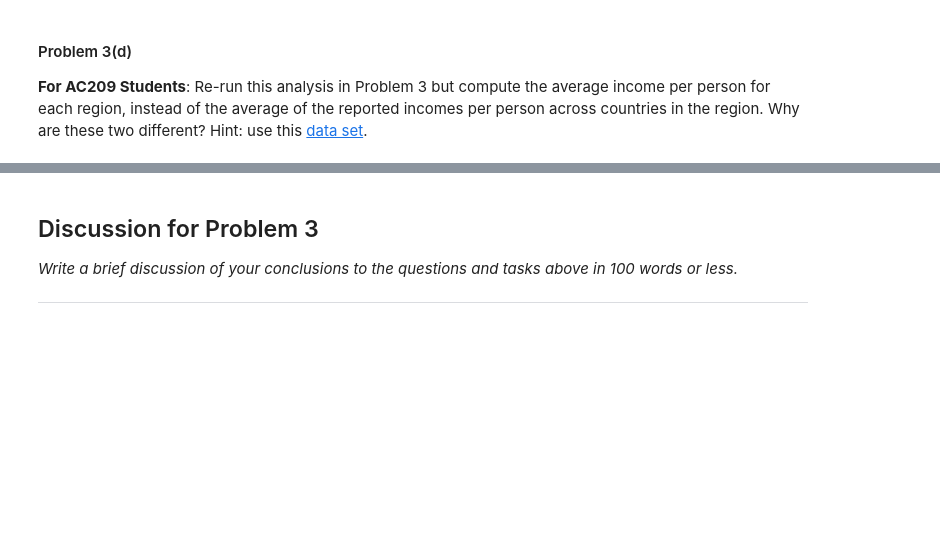
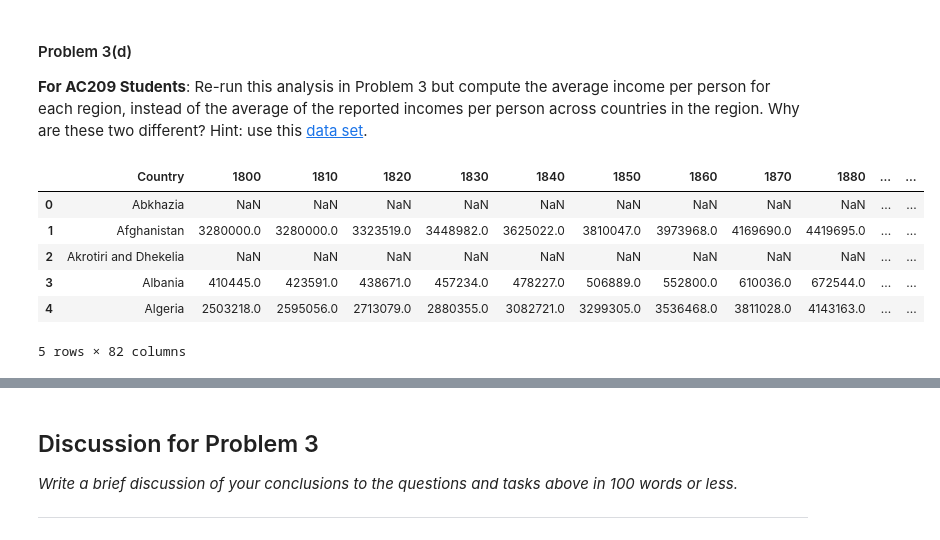
Before and after one commit to FloatFlow/CS109HW, a Jupyter notebook: HW1.ipynb, the cells around one changed output, grey strips where cells are left out. Saved outputs shown, nothing was run; the diff lists cells and outputs as text; code cells hidden in the pictures; blank space fills up the shorter version.

```diff
--- a/HW1.ipynb
+++ b/HW1.ipynb
@@ -393,0 +423,16 @@ Calculate the proportion of countries with income per person that is greater tha
+# %%
+pop_link = 'https://spreadsheets.google.com/pub?key=phAwcNAVuyj0XOoBL_n5tAQ&output=xls'
+pop_s = StringIO.StringIO(requests.get(pop_link).content)
+pop = pd.read_excel(pop_s, sheetname = 'Data')
+
+
+pop.columns = ['Country'] + map(int, list(pop.columns)[1:])
+pop.head()
+# %% [output]
+|  | Country | 1800 | 1810 | 1820 | 1830 | 1840 | 1850 | 1860 | 1870 | 1880 | ... | ... |
+| 0 | Abkhazia | NaN | NaN | NaN | NaN | NaN | NaN | NaN | NaN | NaN | ... | ... |
+| 1 | Afghanistan | 3280000.0 | 3280000.0 | 3323519.0 | 3448982.0 | 3625022.0 | 3810047.0 | 3973968.0 | 4169690.0 | 4419695.0 | ... | ... |
+| 2 | Akrotiri and Dhekelia | NaN | NaN | NaN | NaN | NaN | NaN | NaN | NaN | NaN | ... | ... |
+| 3 | Albania | 410445.0 | 423591.0 | 438671.0 | 457234.0 | 478227.0 | 506889.0 | 552800.0 | 610036.0 | 672544.0 | ... | ... |
+| 4 | Algeria | 2503218.0 | 2595056.0 | 2713079.0 | 2880355.0 | 3082721.0 | 3299305.0 | 3536468.0 | 3811028.0 | 4143163.0 | ... | ... |
+5 rows × 82 columns
```
Also changed, not shown: parts of 14 cells of this notebook.
